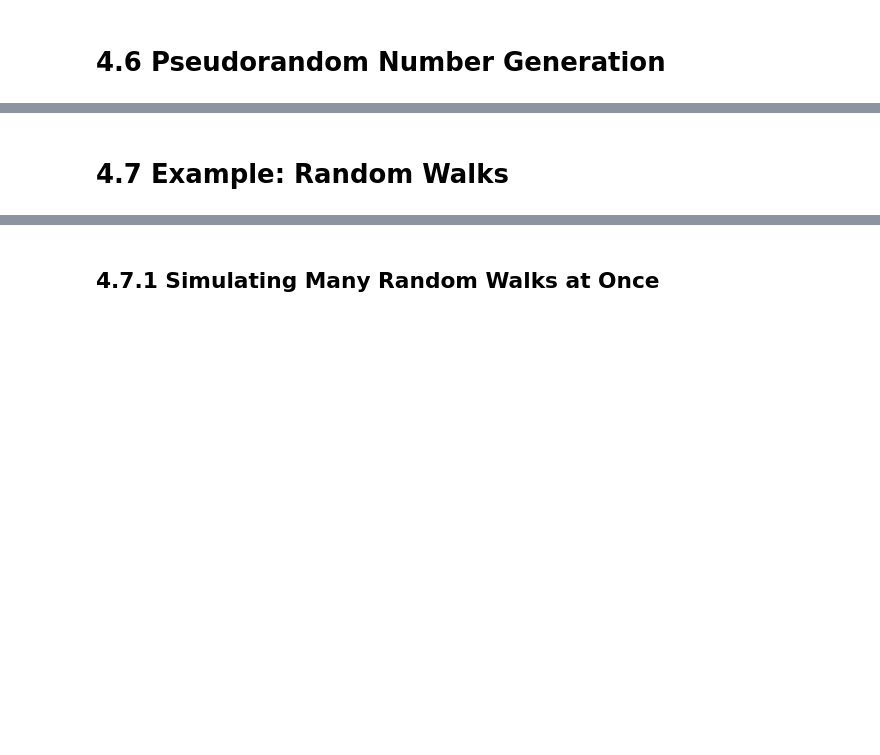
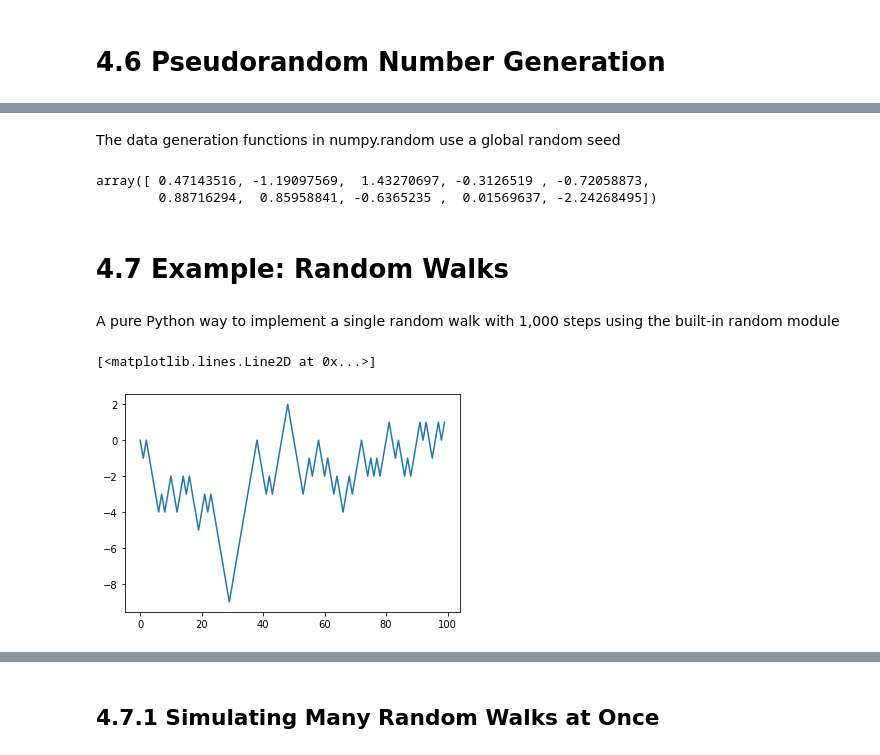
Before and after one commit to BoyuanLi-Steven/Python-For-Data-Analysis-2nd, a Jupyter notebook: Chapter 4. NumPy Basics Arrays and Vectorized Computation.ipynb, the cells around one changed output, grey strips where cells are left out. Saved outputs shown, nothing was run; the diff lists cells and outputs as text; code cells hidden in the pictures; blank space fills up the shorter version.

```diff
--- a/Chapter 4. NumPy Basics Arrays and Vectorized Computation.ipynb
+++ b/Chapter 4. NumPy Basics Arrays and Vectorized Computation.ipynb
@@ -666,0 +1247,2 @@ array([2.63500937,        nan, 2.42546739, 1.85384048,        nan,
+# %% [markdown]
+The data generation functions in numpy.random use a global random seed
@@ -667,2 +1251,25 @@ array([2.63500937,        nan, 2.42546739, 1.85384048,        nan,
+# %%
+rng = np.random.RandomState(1234)
+rng.randn(10)
+# %% [output]
+array([ 0.47143516, -1.19097569,  1.43270697, -0.3126519 , -0.72058873,
+        0.88716294,  0.85958841, -0.6365235 ,  0.01569637, -2.24268495])
 # %% [markdown]
 # 4.7 Example: Random Walks
+# %% [markdown]
+A pure Python way to implement a single random walk with 1,000 steps using the built-in random module
+# %%
+import random
+position = 0
+walk = [position]
+steps = 1000
+
+for i in range(steps):
+    step = 1 if random.randint(0,1) else -1
+    position += step
+    walk.append(position)
+
+plt.plot(walk[:100])
+# %% [output]
+[<matplotlib.lines.Line2D at 0x...>]
+[figure, added]
```
Also changed, not shown: parts of 161 cells of this notebook.
